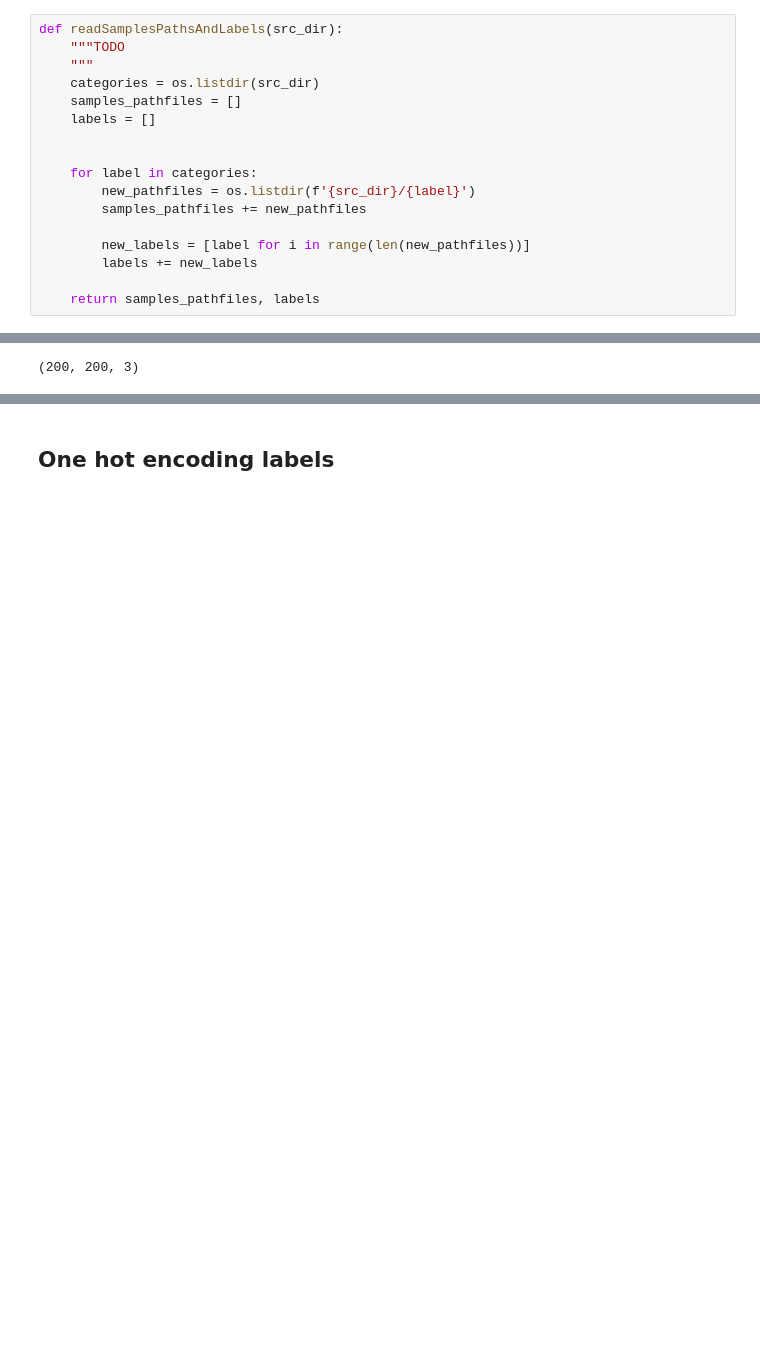
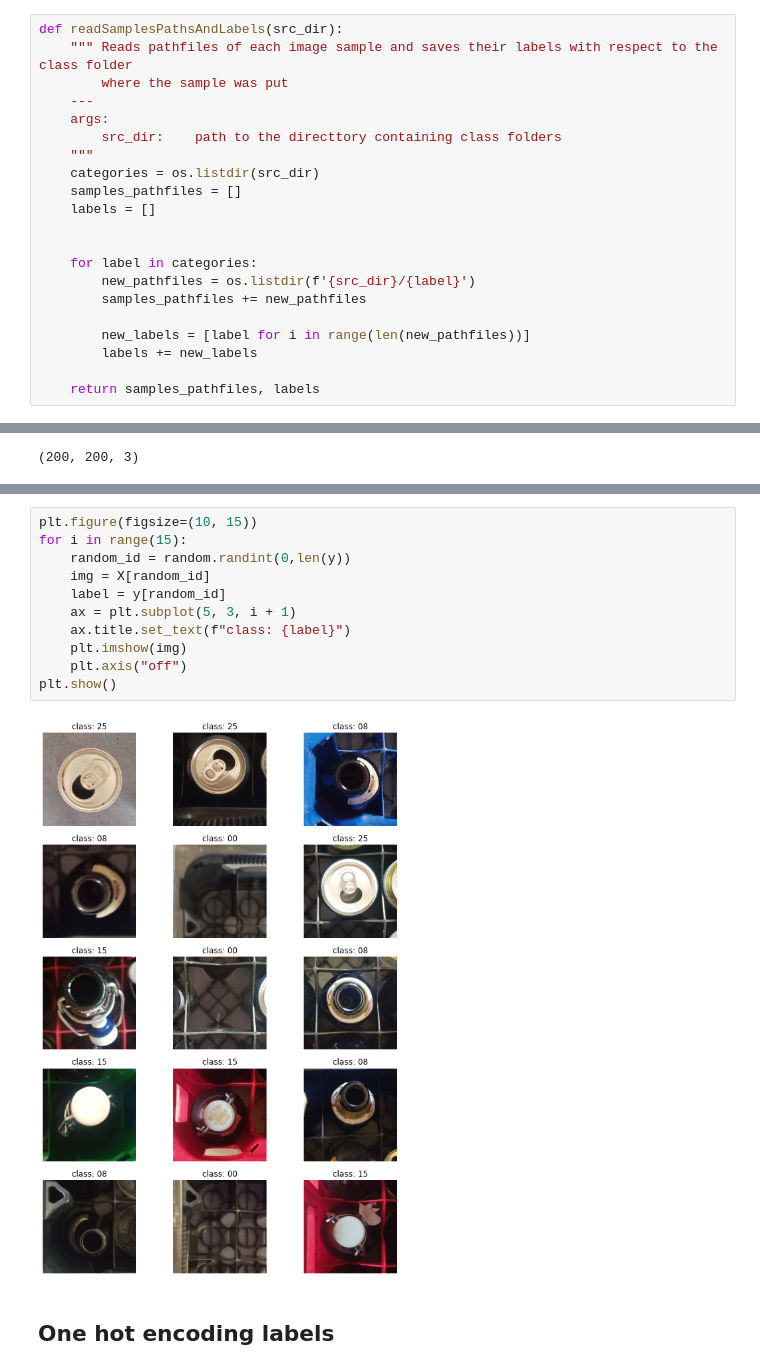
Before and after one commit to marcinstopyra/pfand_clf, a Jupyter notebook: pfand_clf.ipynb, the cells around one changed output, grey strips where cells are left out. Saved outputs shown, nothing was run; the diff lists cells and outputs as text; blank space fills up the shorter version.

```diff
--- a/pfand_clf.ipynb
+++ b/pfand_clf.ipynb
@@ -70,7 +71,11 @@ github_shell_pfand_clf.ipynb           randomized_search_results.xlsx
 ## Reading dataset
 # %%
 def readSamplesPathsAndLabels(src_dir):
-    """TODO
+    """ Reads pathfiles of each image sample and saves their labels with respect to the class folder
+        where the sample was put
+    ---
+    args:
+        src_dir:    path to the directtory containing class folders
     """
     categories = os.listdir(src_dir)
     samples_pathfiles = []
@@ -106,3 +115,16 @@ img_shape
+# %%
+plt.figure(figsize=(10, 15))
+for i in range(15):
+    random_id = random.randint(0,len(y))
+    img = X[random_id]
+    label = y[random_id]
+    ax = plt.subplot(5, 3, i + 1)
+    ax.title.set_text(f"class: {label}")
+    plt.imshow(img)
+    plt.axis("off")
+plt.show()
+# %% [output]
+[figure, added]
 # %% [markdown]
 ## One hot encoding labels
 # %%
```
Also changed, not shown: parts of 15 cells of this notebook, 5 other files.
